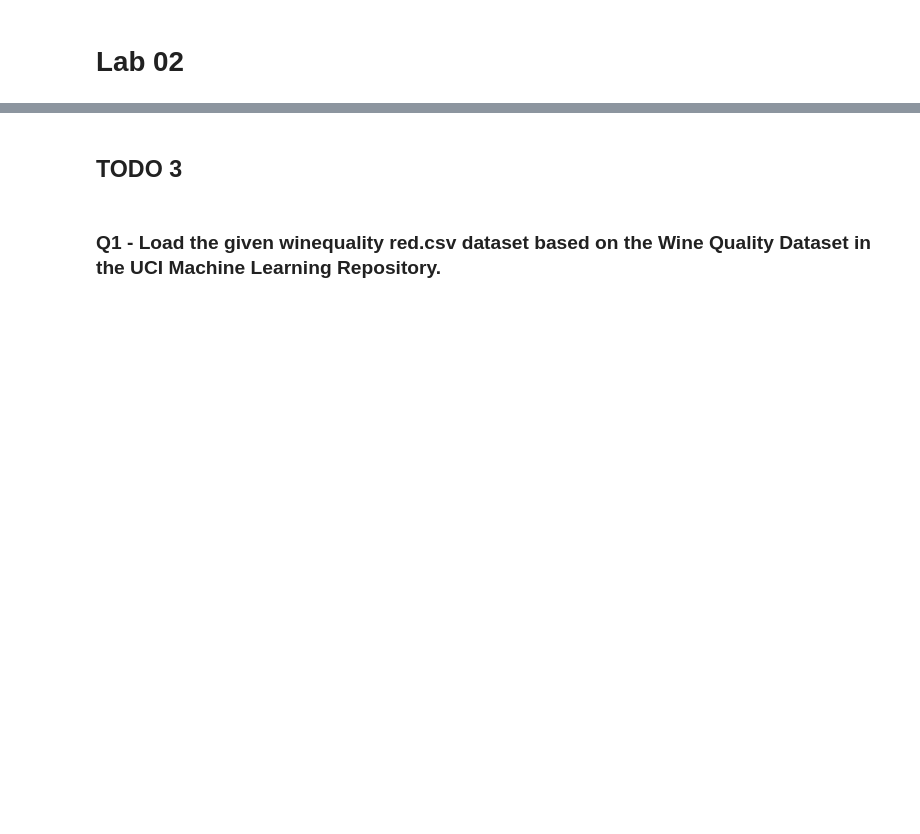
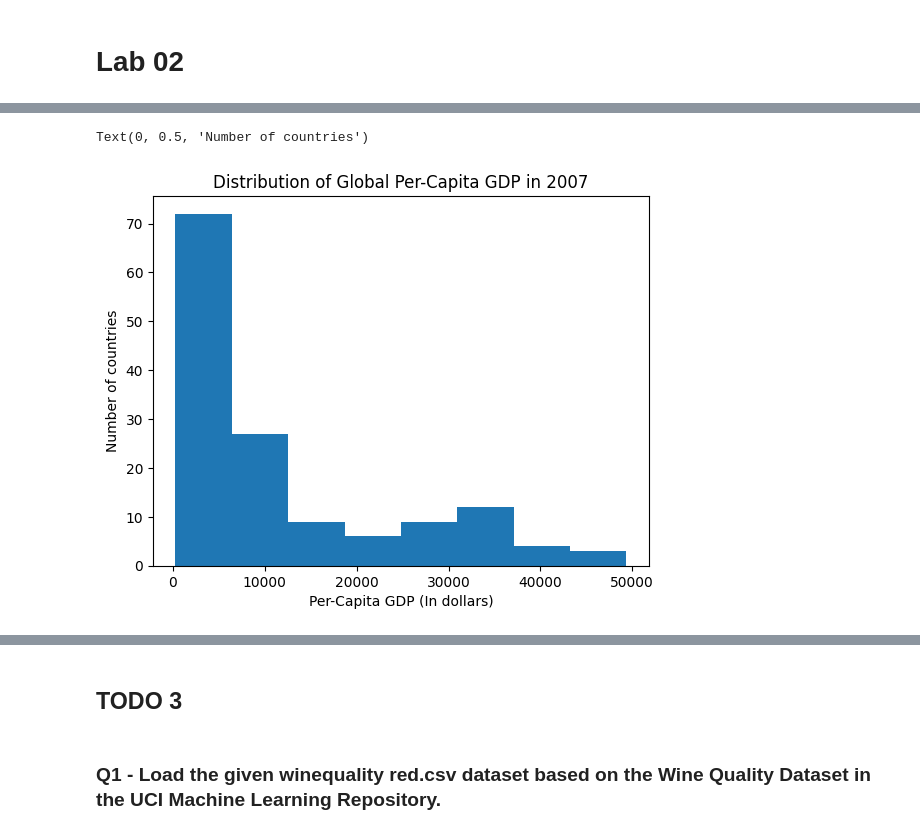
Before and after one commit to denuwan55/CO544-Lab02-EDA-Wine-Quality-Dataset, a Jupyter notebook: e18382lab02.ipynb, the cells around one changed output, grey strips where cells are left out. Drawn from its saved outputs; the diff is of its cells as text; code cells hidden in the pictures; blank space fills up the shorter version.

```diff
--- a/e18382lab02.ipynb
+++ b/e18382lab02.ipynb
@@ -2,0 +34,13 @@
+# %%
+# Using optimal bin size by Freedman-Diaconis rule
+
+binWidth = 2 * (np.percentile(recent_year_df['gdpPercap'], 75) - np.percentile(recent_year_df['gdpPercap'], 25)) * (len(recent_year_df['gdpPercap']) ** (-1/3))
+datarng = max(recent_year_df['gdpPercap']) - min(recent_year_df['gdpPercap'])
+
+plt.hist(recent_year_df['gdpPercap'], bins=int(datarng/binWidth + 1)) #Plot the histogram
+plt.title('Distribution of Global Per-Capita GDP in 2007')
+plt.xlabel('Per-Capita GDP (In dollars)')
+plt.ylabel('Number of countries')
+# %% [output]
+Text(0, 0.5, 'Number of countries')
+[figure, added]
```
Also changed, not shown: parts of 11 cells of this notebook, 1 other file.
